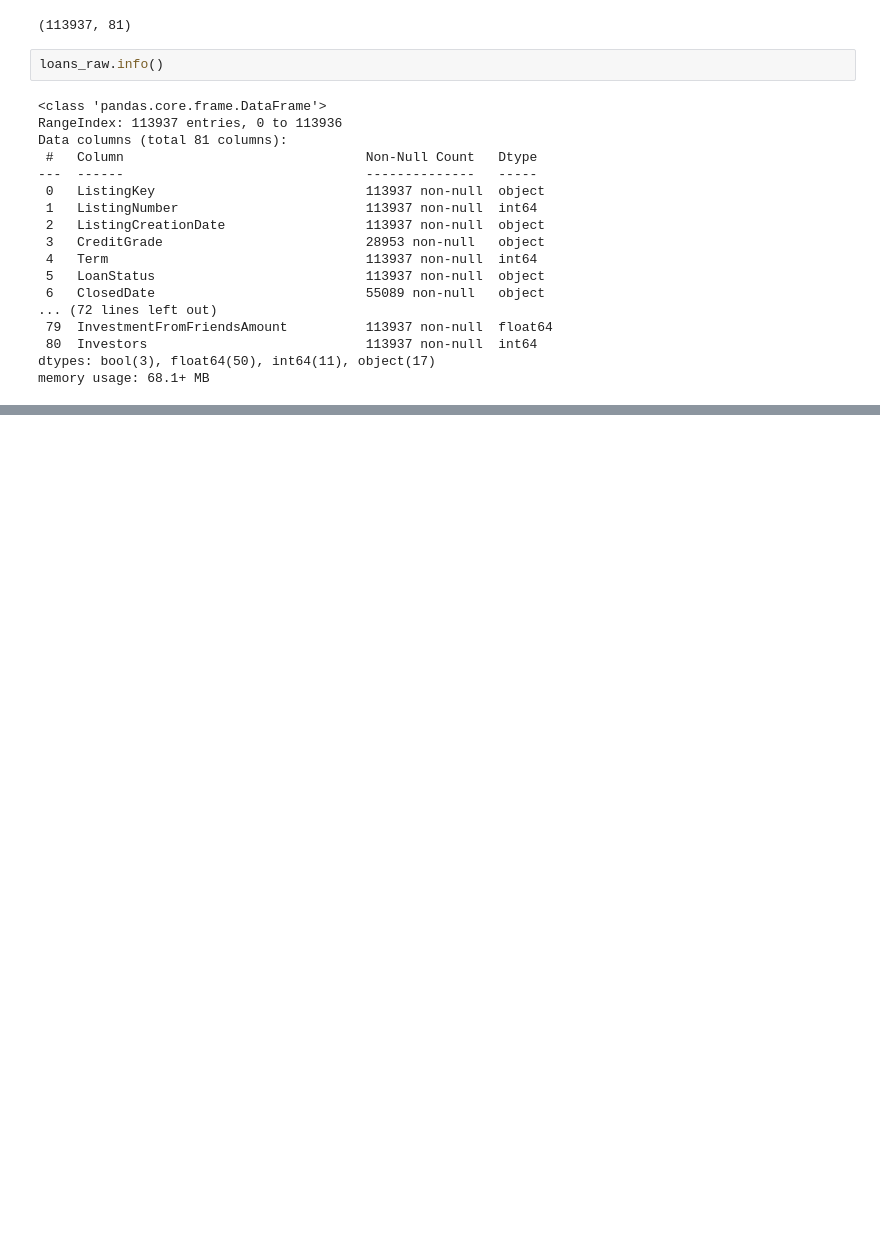
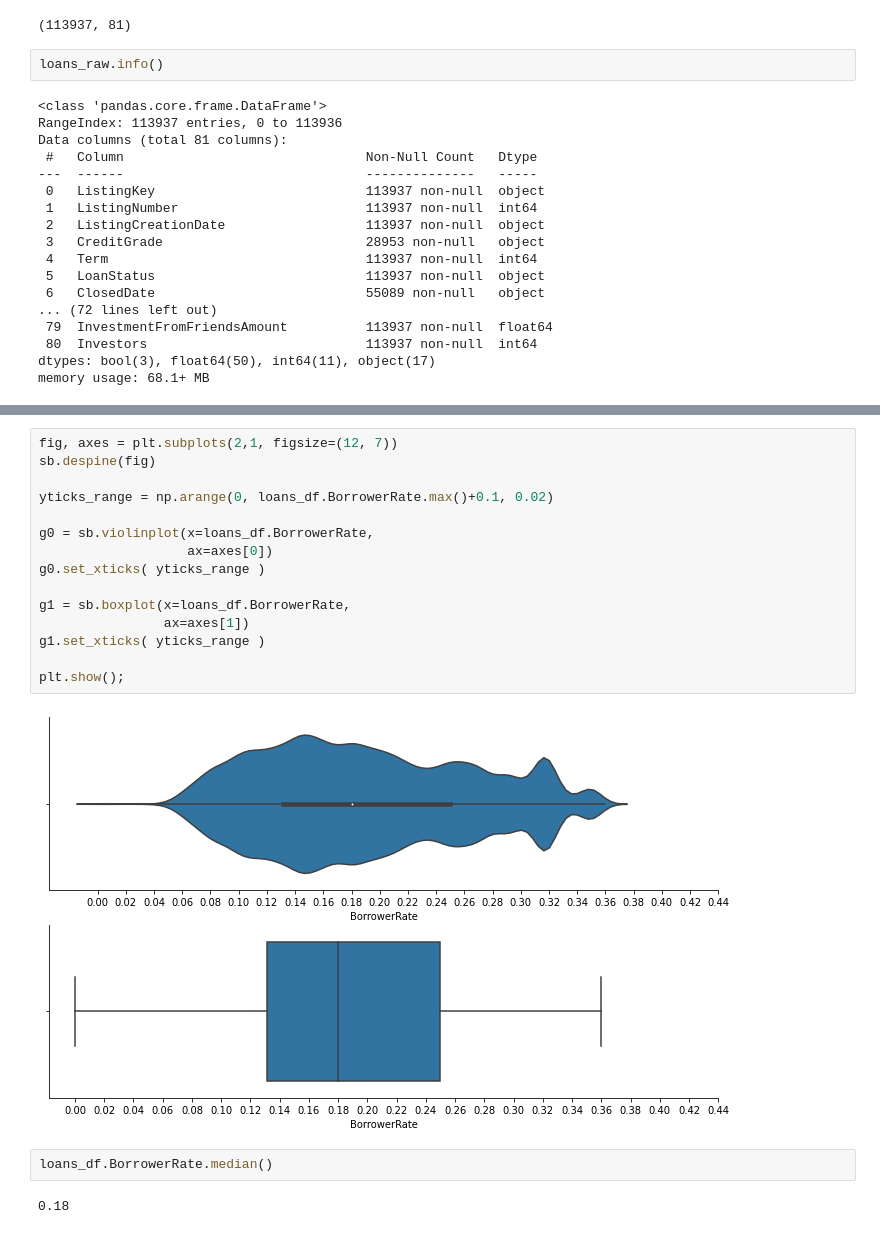
Before and after one commit to JCalaunan/PRJ_Python-Data-Visual, a Jupyter notebook: Loans Part 1.ipynb, the cells around one changed output, grey strips where cells are left out. Drawn from its saved outputs; the diff is of its cells as text; blank space fills up the shorter version.

```diff
--- a/Loans Part 1.ipynb
+++ b/Loans Part 1.ipynb
@@ -122,0 +314,21 @@ TypeError: hist() missing 1 required positional argument: 'x'
+# %%
+fig, axes = plt.subplots(2,1, figsize=(12, 7))
+sb.despine(fig)
+
+yticks_range = np.arange(0, loans_df.BorrowerRate.max()+0.1, 0.02)
+
+g0 = sb.violinplot(x=loans_df.BorrowerRate,
+                   ax=axes[0])
+g0.set_xticks( yticks_range )
+
+g1 = sb.boxplot(x=loans_df.BorrowerRate,
+                ax=axes[1])
+g1.set_xticks( yticks_range )
+
+plt.show();
+# %% [output]
+[figure, added]
+# %%
+loans_df.BorrowerRate.median()
+# %% [output]
+0.18
```
Also changed, not shown: parts of 126 cells of this notebook, 1 other file.
